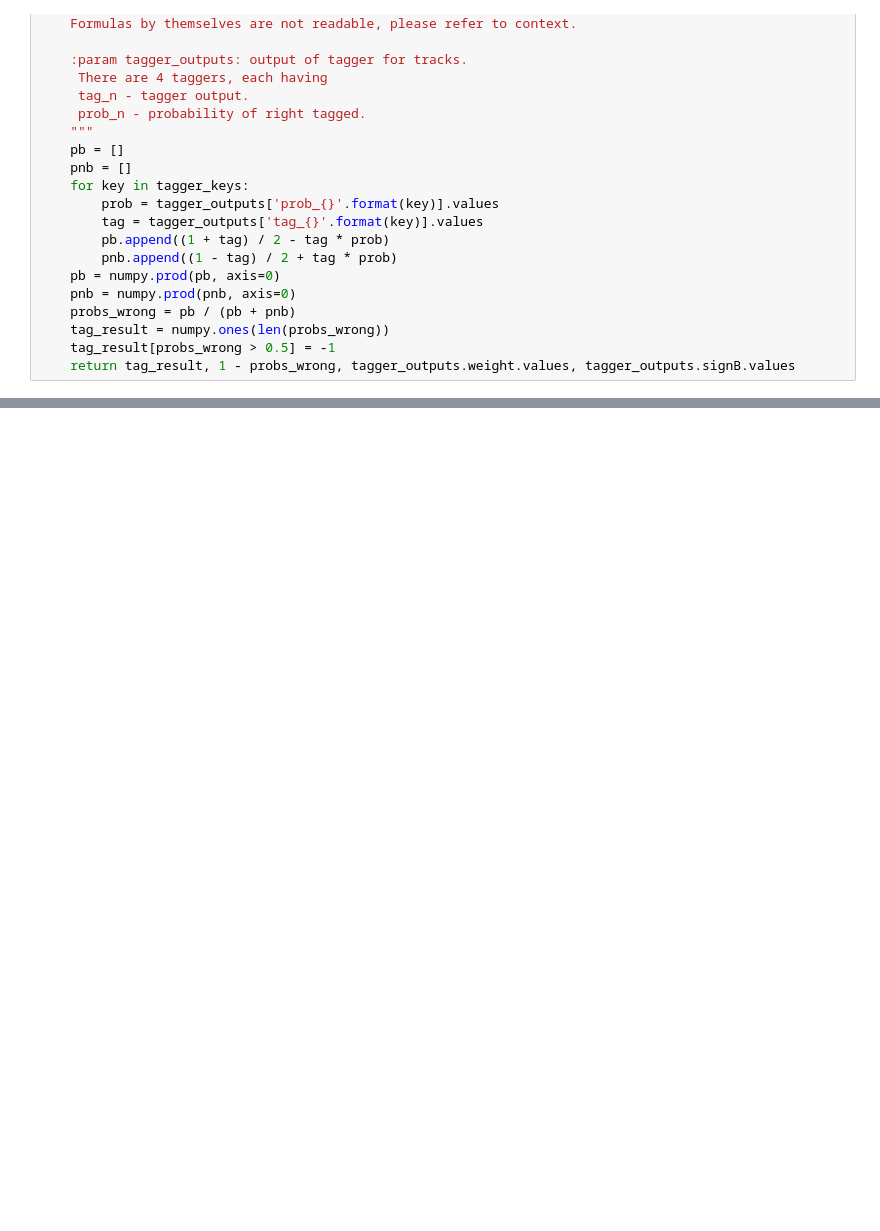
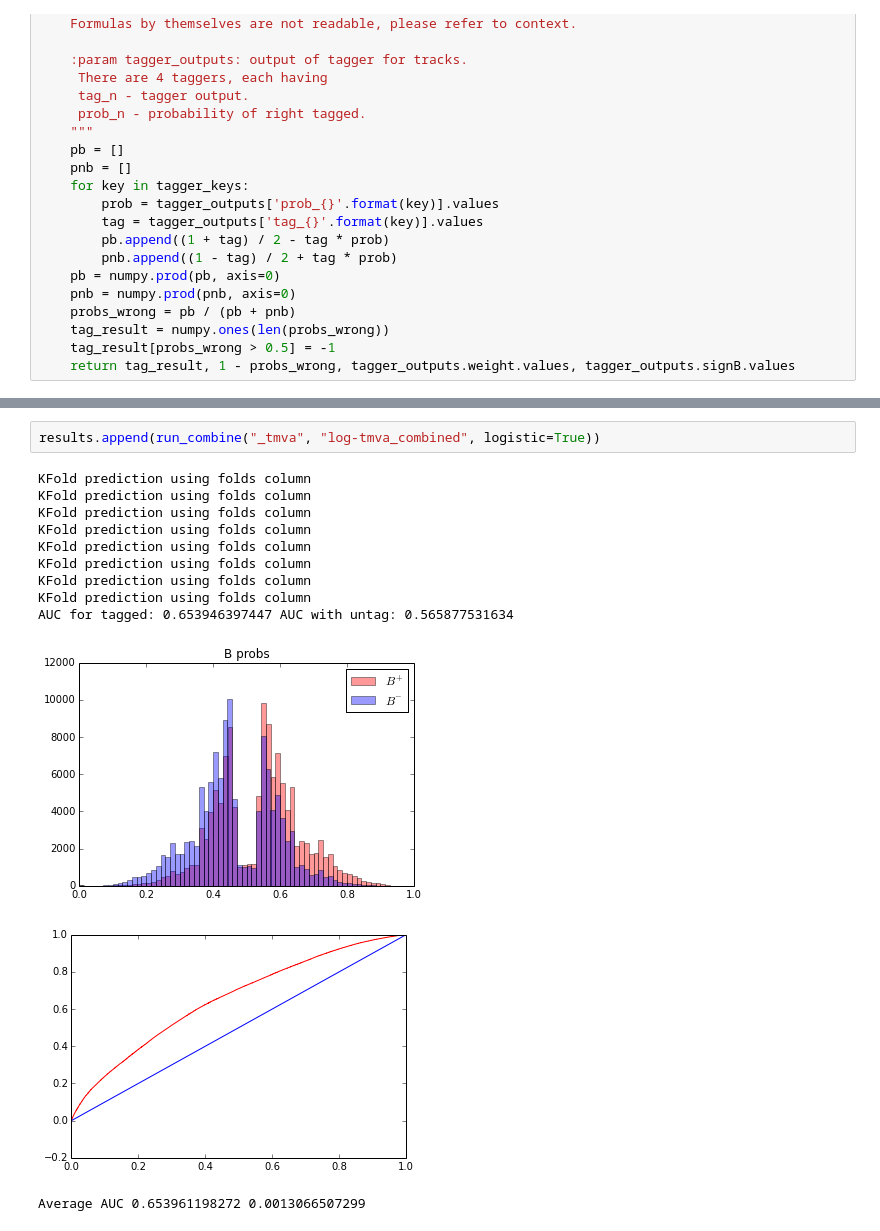
Before and after one commit to tlikhomanenko/tagging_LHCb, a Jupyter notebook: old-tagging.ipynb, the cells around one changed output, grey strips where cells are left out. Saved outputs shown, nothing was run; the diff lists cells and outputs as text; blank space fills up the shorter version.

```diff
--- a/old-tagging.ipynb
+++ b/old-tagging.ipynb
@@ -340,3 +368,18 @@ Average AUC 0.649353402161 0.000844285171468
+# %%
+results.append(run_combine("_tmva", "log-tmva_combined", logistic=True))
+# %% [output]
+KFold prediction using folds column
+KFold prediction using folds column
+KFold prediction using folds column
+KFold prediction using folds column
+KFold prediction using folds column
+KFold prediction using folds column
+KFold prediction using folds column
+KFold prediction using folds column
+AUC for tagged: 0.653946397447 AUC with untag: 0.565877531634
+[figure, added]
+[figure, added]
+Average AUC 0.653961198272 0.0013066507299
 # %%
 pandas.concat(results)
 # %% [output]
```
Also changed, not shown: parts of 10 cells of this notebook, 9 other files.
